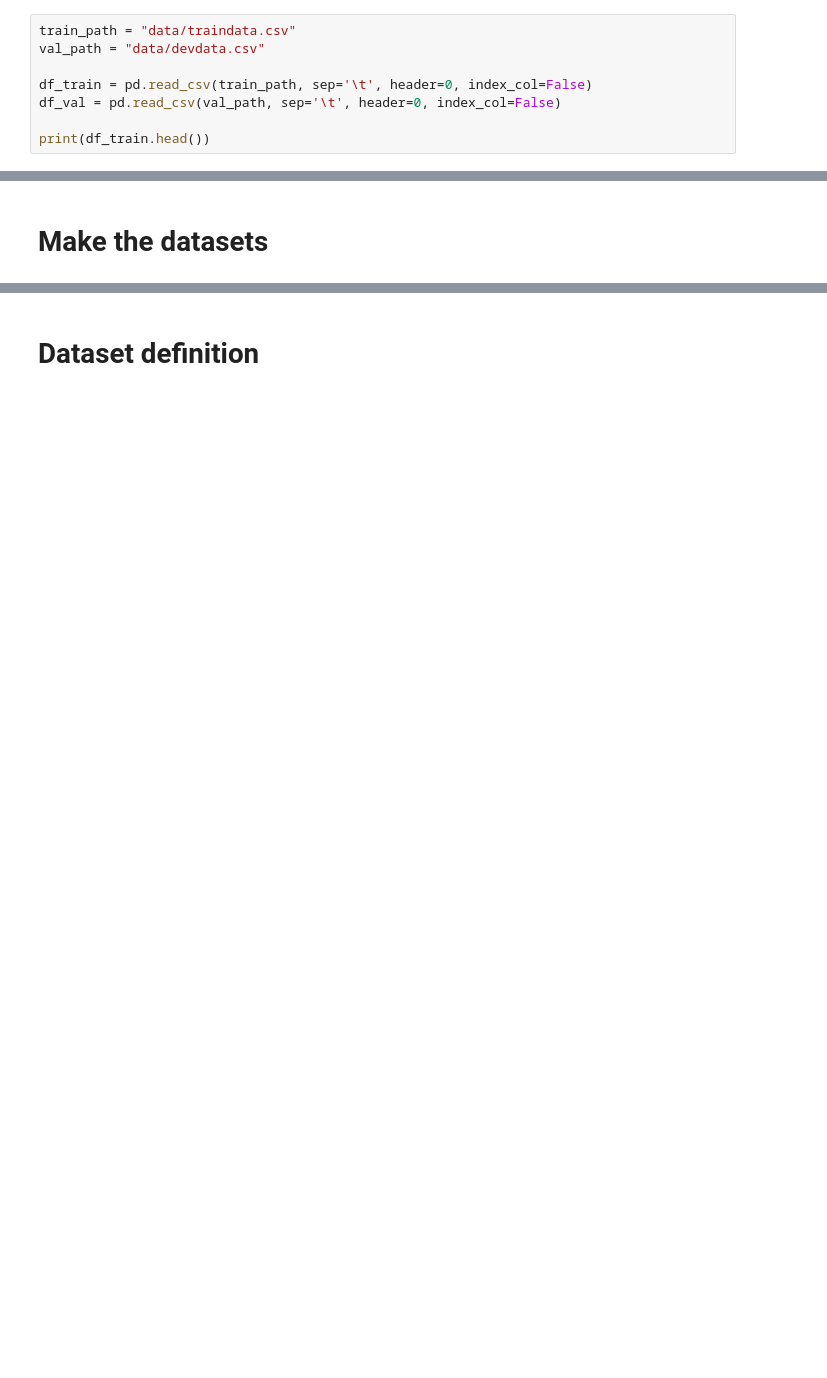
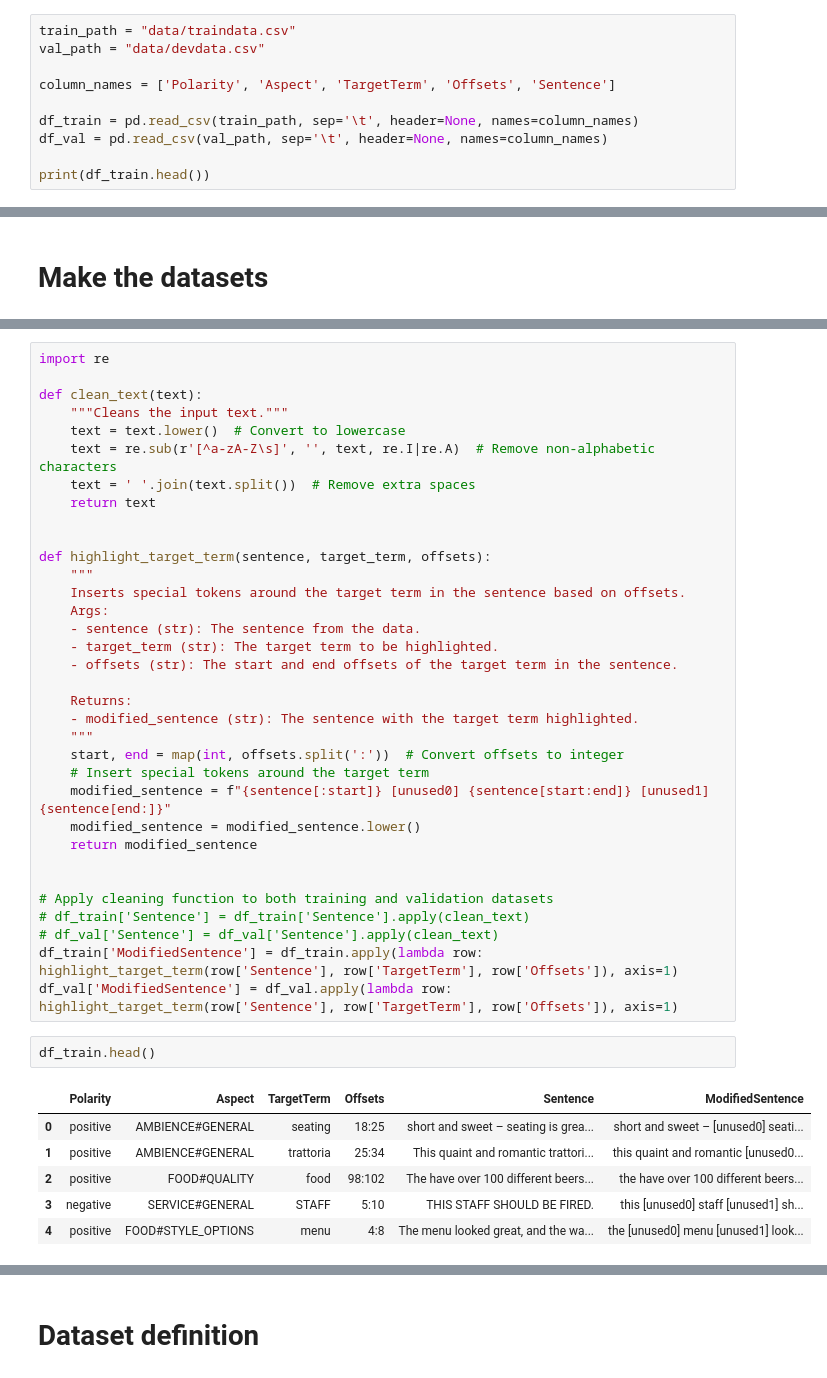
Before and after one commit to pnikitits/NLP, a Jupyter notebook: Assignment/nlp_assignment/test_2.ipynb, the cells around one changed output, grey strips where cells are left out. Cells and saved outputs as stored; diff of their text form; blank space fills up the shorter version.

```diff
--- a/Assignment/nlp_assignment/test_2.ipynb
+++ b/Assignment/nlp_assignment/test_2.ipynb
@@ -26,8 +26,10 @@ from torch.optim import Adam
 train_path = "data/traindata.csv"
 val_path = "data/devdata.csv"
 
-df_train = pd.read_csv(train_path, sep='\t', header=0, index_col=False)
-df_val = pd.read_csv(val_path, sep='\t', header=0, index_col=False)
+column_names = ['Polarity', 'Aspect', 'TargetTerm', 'Offsets', 'Sentence']
+
+df_train = pd.read_csv(train_path, sep='\t', header=None, names=column_names)
+df_val = pd.read_csv(val_path, sep='\t', header=None, names=column_names)
 
 print(df_train.head())
 # %% [output]
@@ -74,0 +88,43 @@ Name: proportion, dtype: float64
+# %%
+import re
+
+def clean_text(text):
+    """Cleans the input text."""
+    text = text.lower()  # Convert to lowercase
+    text = re.sub(r'[^a-zA-Z\s]', '', text, re.I|re.A)  # Remove non-alphabetic characters
+    text = ' '.join(text.split())  # Remove extra spaces
+    return text
+
+
+def highlight_target_term(sentence, target_term, offsets):
+    """
+    Inserts special tokens around the target term in the sentence based on offsets.
+    Args:
+    - sentence (str): The sentence from the data.
+    - target_term (str): The target term to be highlighted.
+    - offsets (str): The start and end offsets of the target term in the sentence.
+
+    Returns:
+    - modified_sentence (str): The sentence with the target term highlighted.
+    """
+    start, end = map(int, offsets.split(':'))  # Convert offsets to integer
+    # Insert special tokens around the target term
+    modified_sentence = f"{sentence[:start]} [unused0] {sentence[start:end]} [unused1] {sentence[end:]}"
+    modified_sentence = modified_sentence.lower()
+    return modified_sentence
+
+
+# Apply cleaning function to both training and validation datasets
+# df_train['Sentence'] = df_train['Sentence'].apply(clean_text)
+# df_val['Sentence'] = df_val['Sentence'].apply(clean_text)
+df_train['ModifiedSentence'] = df_train.apply(lambda row: highlight_target_term(row['Sentence'], row['TargetTerm'], row['Offsets']), axis=1)
+df_val['ModifiedSentence'] = df_val.apply(lambda row: highlight_target_term(row['Sentence'], row['TargetTerm'], row['Offsets']), axis=1)
+# %%
+df_train.head()
+# %% [output]
+|  | Polarity | Aspect | TargetTerm | Offsets | Sentence | ModifiedSentence |
+| 0 | positive | AMBIENCE#GENERAL | seating | 18:25 | short and sweet – seating is grea... | short and sweet – [unused0] seati... |
+| 1 | positive | AMBIENCE#GENERAL | trattoria | 25:34 | This quaint and romantic trattori... | this quaint and romantic [unused0... |
+| 2 | positive | FOOD#QUALITY | food | 98:102 | The have over 100 different beers... | the have over 100 different beers... |
+| 3 | negative | SERVICE#GENERAL | STAFF | 5:10 | THIS STAFF SHOULD BE FIRED. | this [unused0] staff [unused1] sh... |
+| 4 | positive | FOOD#STYLE_OPTIONS | menu | 4:8 | The menu looked great, and the wa... | the [unused0] menu [unused1] look... |
```
Also changed, not shown: parts of 30 cells of this notebook.
